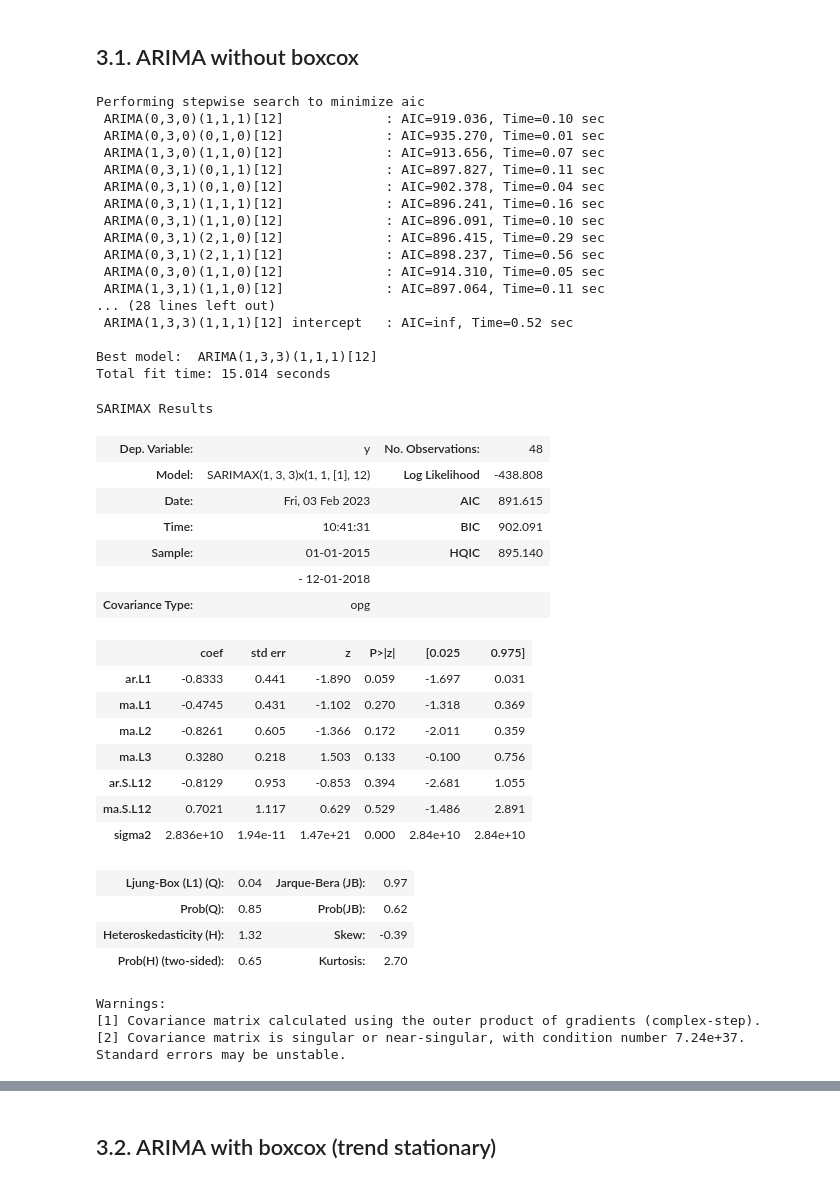
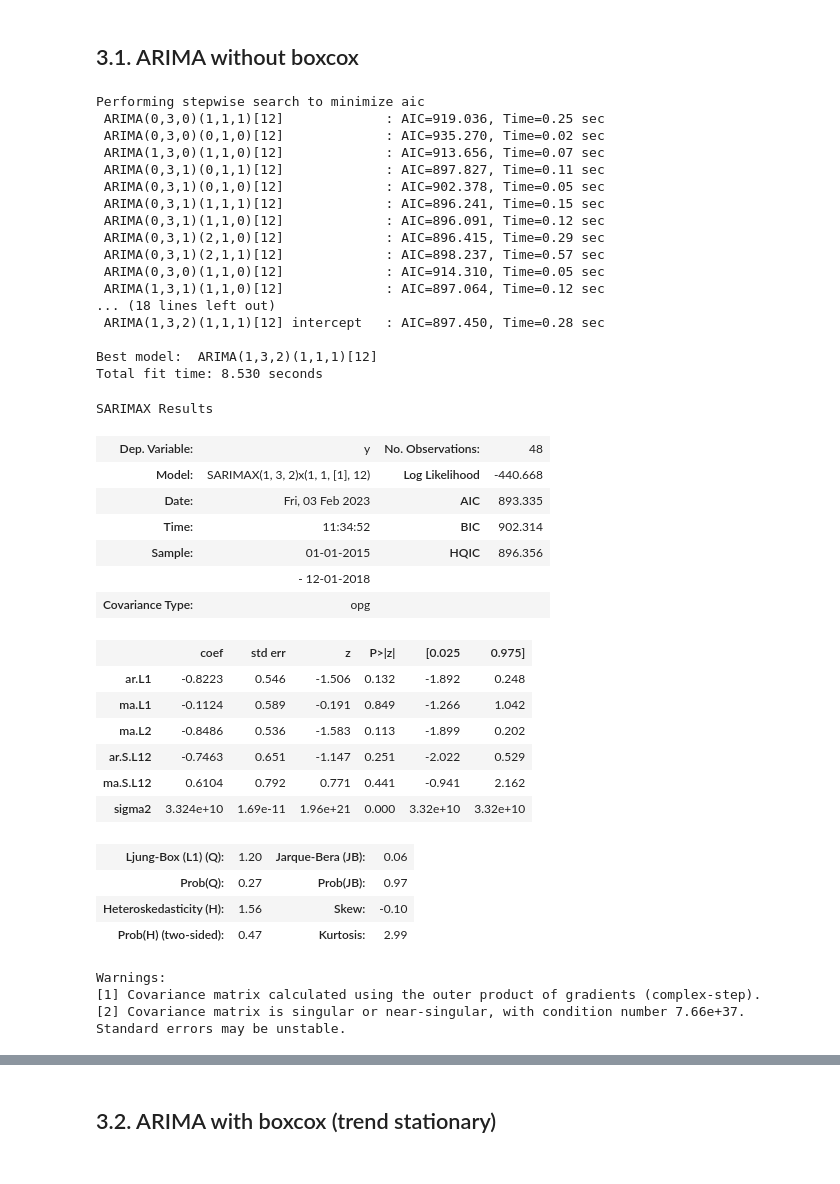
Before and after one commit to Alan-Wolf-VN/passenger_forecast, a Jupyter notebook: pax_forecast.ipynb, the cells around one changed output, grey strips where cells are left out. Saved outputs shown, nothing was run; the diff lists cells and outputs as text; code cells hidden in the pictures.

```diff
--- a/pax_forecast.ipynb
+++ b/pax_forecast.ipynb
@@ -158,55 +158,54 @@ Conclusion:
 # %%
 model = auto_arima(train,
                    d = 3,
                    start_p = 0,
                    max_p = 13,
                    start_q = 0,
-                   max_q = 3,
+                   max_q = 2,
                    m = 12,
                    seasonal = True,
                    trace = True)
 model.summary()
 # %% [output]
 Performing stepwise search to minimize aic
- ARIMA(0,3,0)(1,1,1)[12]             : AIC=919.036, Time=0.10 sec
- ARIMA(0,3,0)(0,1,0)[12]             : AIC=935.270, Time=0.01 sec
+ ARIMA(0,3,0)(1,1,1)[12]             : AIC=919.036, Time=0.25 sec
+ ARIMA(0,3,0)(0,1,0)[12]             : AIC=935.270, Time=0.02 sec
  ARIMA(1,3,0)(1,1,0)[12]             : AIC=913.656, Time=0.07 sec
  ARIMA(0,3,1)(0,1,1)[12]             : AIC=897.827, Time=0.11 sec
- ARIMA(0,3,1)(0,1,0)[12]             : AIC=902.378, Time=0.04 sec
- ARIMA(0,3,1)(1,1,1)[12]             : AIC=896.241, Time=0.16 sec
- ARIMA(0,3,1)(1,1,0)[12]             : AIC=896.091, Time=0.10 sec
+ ARIMA(0,3,1)(0,1,0)[12]             : AIC=902.378, Time=0.05 sec
+ ARIMA(0,3,1)(1,1,1)[12]             : AIC=896.241, Time=0.15 sec
+ ARIMA(0,3,1)(1,1,0)[12]             : AIC=896.091, Time=0.12 sec
  ARIMA(0,3,1)(2,1,0)[12]             : AIC=896.415, Time=0.29 sec
- ARIMA(0,3,1)(2,1,1)[12]             : AIC=898.237, Time=0.56 sec
+ ARIMA(0,3,1)(2,1,1)[12]             : AIC=898.237, Time=0.57 sec
  ARIMA(0,3,0)(1,1,0)[12]             : AIC=914.310, Time=0.05 sec
- ARIMA(1,3,1)(1,1,0)[12]             : AIC=897.064, Time=0.11 sec
-... (28 lines left out)
- ARIMA(1,3,3)(1,1,1)[12] intercept   : AIC=inf, Time=0.52 sec
+ ARIMA(1,3,1)(1,1,0)[12]             : AIC=897.064, Time=0.12 sec
+... (18 lines left out)
+ ARIMA(1,3,2)(1,1,1)[12] intercept   : AIC=897.450, Time=0.28 sec
 
-Best model:  ARIMA(1,3,3)(1,1,1)[12]
-Total fit time: 15.014 seconds
+Best model:  ARIMA(1,3,2)(1,1,1)[12]
+Total fit time: 8.530 seconds
 SARIMAX Results
 | Dep. Variable: | y | No. Observations: | 48 |
-| Model: | SARIMAX(1, 3, 3)x(1, 1, [1], 12) | Log Likelihood | -438.808 |
-| Date: | Fri, 03 Feb 2023 | AIC | 891.615 |
-| Time: | 10:41:31 | BIC | 902.091 |
-| Sample: | 01-01-2015 | HQIC | 895.140 |
+| Model: | SARIMAX(1, 3, 2)x(1, 1, [1], 12) | Log Likelihood | -440.668 |
+| Date: | Fri, 03 Feb 2023 | AIC | 893.335 |
+| Time: | 11:34:52 | BIC | 902.314 |
+| Sample: | 01-01-2015 | HQIC | 896.356 |
 |  | - 12-01-2018 |  |  |
 | Covariance Type: | opg |  |  |
 |  | coef | std err | z | P>|z| | [0.025 | 0.975] |
-| ar.L1 | -0.8333 | 0.441 | -1.890 | 0.059 | -1.697 | 0.031 |
-| ma.L1 | -0.4745 | 0.431 | -1.102 | 0.270 | -1.318 | 0.369 |
-| ma.L2 | -0.8261 | 0.605 | -1.366 | 0.172 | -2.011 | 0.359 |
-| ma.L3 | 0.3280 | 0.218 | 1.503 | 0.133 | -0.100 | 0.756 |
-| ar.S.L12 | -0.8129 | 0.953 | -0.853 | 0.394 | -2.681 | 1.055 |
-| ma.S.L12 | 0.7021 | 1.117 | 0.629 | 0.529 | -1.486 | 2.891 |
-| sigma2 | 2.836e+10 | 1.94e-11 | 1.47e+21 | 0.000 | 2.84e+10 | 2.84e+10 |
+| ar.L1 | -0.8223 | 0.546 | -1.506 | 0.132 | -1.892 | 0.248 |
+| ma.L1 | -0.1124 | 0.589 | -0.191 | 0.849 | -1.266 | 1.042 |
+| ma.L2 | -0.8486 | 0.536 | -1.583 | 0.113 | -1.899 | 0.202 |
+| ar.S.L12 | -0.7463 | 0.651 | -1.147 | 0.251 | -2.022 | 0.529 |
+| ma.S.L12 | 0.6104 | 0.792 | 0.771 | 0.441 | -0.941 | 2.162 |
+| sigma2 | 3.324e+10 | 1.69e-11 | 1.96e+21 | 0.000 | 3.32e+10 | 3.32e+10 |
-| Ljung-Box (L1) (Q): | 0.04 | Jarque-Bera (JB): | 0.97 |
-| Prob(Q): | 0.85 | Prob(JB): | 0.62 |
-| Heteroskedasticity (H): | 1.32 | Skew: | -0.39 |
-| Prob(H) (two-sided): | 0.65 | Kurtosis: | 2.70 |
+| Ljung-Box (L1) (Q): | 1.20 | Jarque-Bera (JB): | 0.06 |
+| Prob(Q): | 0.27 | Prob(JB): | 0.97 |
+| Heteroskedasticity (H): | 1.56 | Skew: | -0.10 |
+| Prob(H) (two-sided): | 0.47 | Kurtosis: | 2.99 |
 Warnings:
 [1] Covariance matrix calculated using the outer product of gradients (complex-step).
-[2] Covariance matrix is singular or near-singular, with condition number 7.24e+37. Standard errors may be unstable.
+[2] Covariance matrix is singular or near-singular, with condition number 7.66e+37. Standard errors may be unstable.
 # %%
 # Predict using the best model from auto_arima:
 test['predict'] = pd.Series(model.predict(12).astype('int64'))
```
Also changed, not shown: parts of 14 cells of this notebook.
